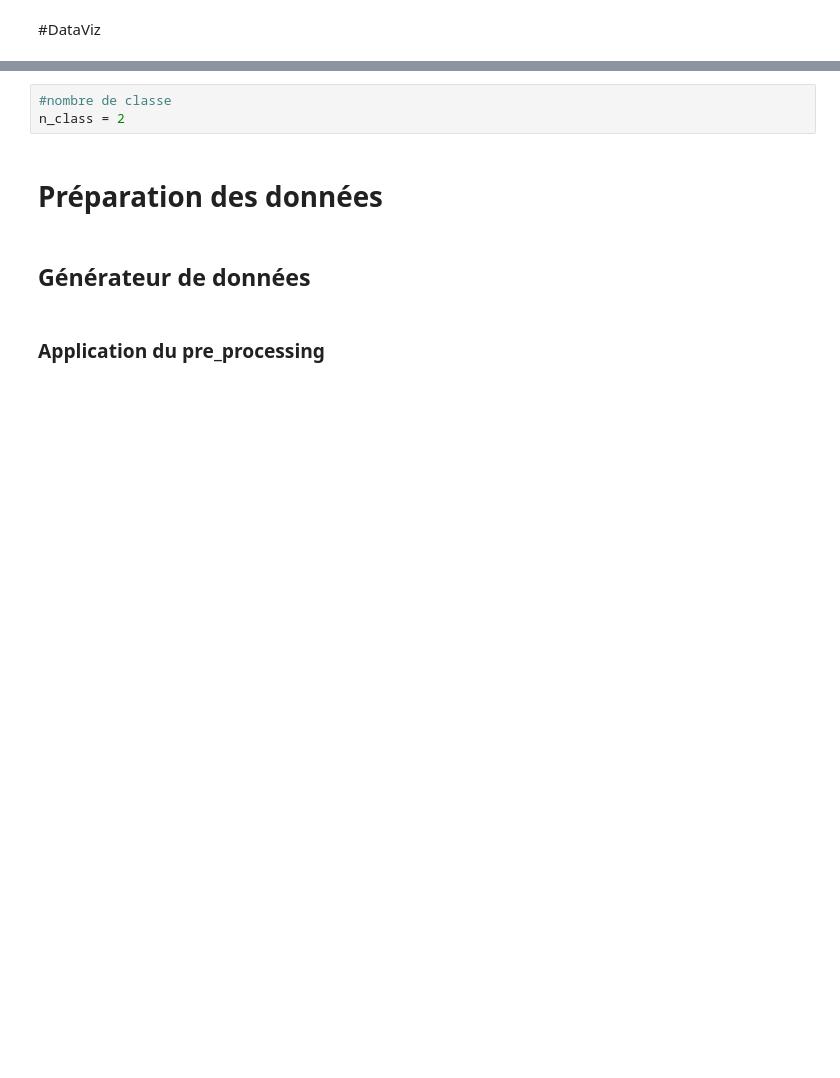
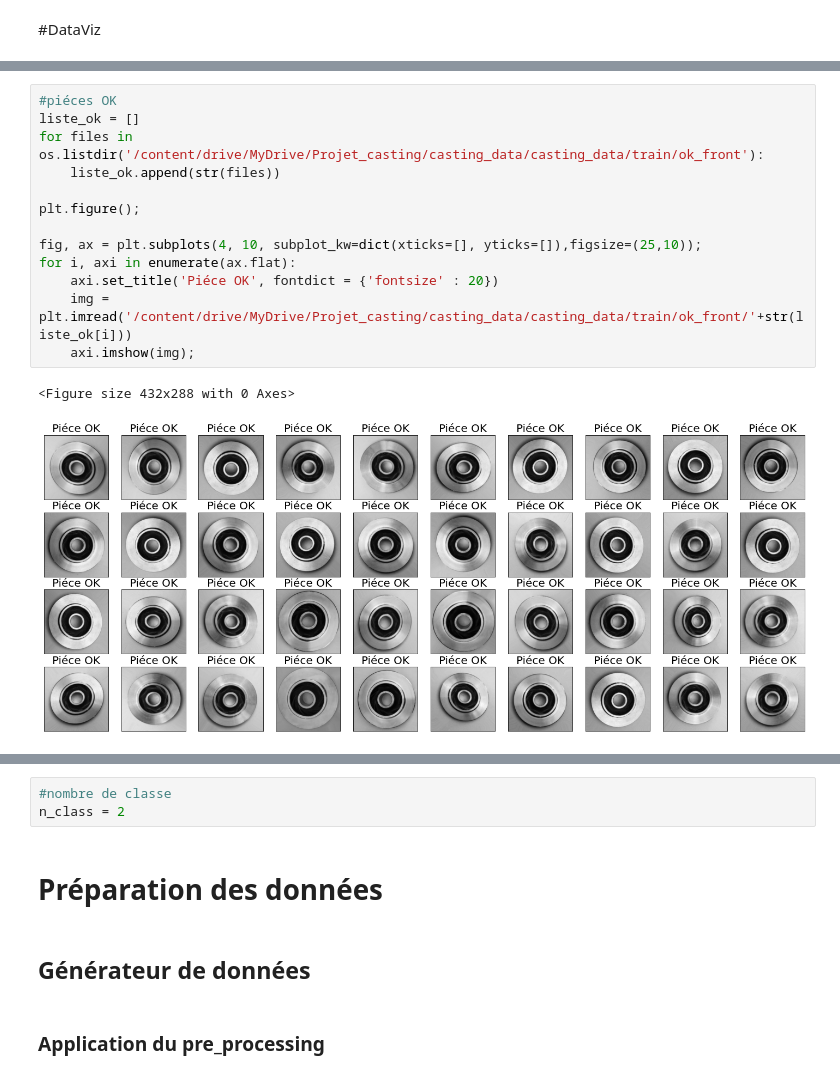
Before and after one commit to yann112/Cast_Iron, a Jupyter notebook: Cast_Iron_densenet_1.ipynb, the cells around one changed output, grey strips where cells are left out. Saved outputs shown, nothing was run; the diff lists cells and outputs as text; blank space fills up the shorter version.

```diff
--- a/Cast_Iron_densenet_1.ipynb
+++ b/Cast_Iron_densenet_1.ipynb
@@ -62,0 +64,16 @@ ax.legend();
+# %%
+#piéces OK
+liste_ok = []
+for files in os.listdir('/content/drive/MyDrive/Projet_casting/casting_data/casting_data/train/ok_front'):
+    liste_ok.append(str(files))
+
+plt.figure();
+
+fig, ax = plt.subplots(4, 10, subplot_kw=dict(xticks=[], yticks=[]),figsize=(25,10));
+for i, axi in enumerate(ax.flat):
+    axi.set_title('Piéce OK', fontdict = {'fontsize' : 20})
+    img = plt.imread('/content/drive/MyDrive/Projet_casting/casting_data/casting_data/train/ok_front/'+str(liste_ok[i]))
+    axi.imshow(img);
+# %% [output]
+<Figure size 432x288 with 0 Axes>
+[figure, added]
```
Also changed, not shown: parts of 7 cells of this notebook.
